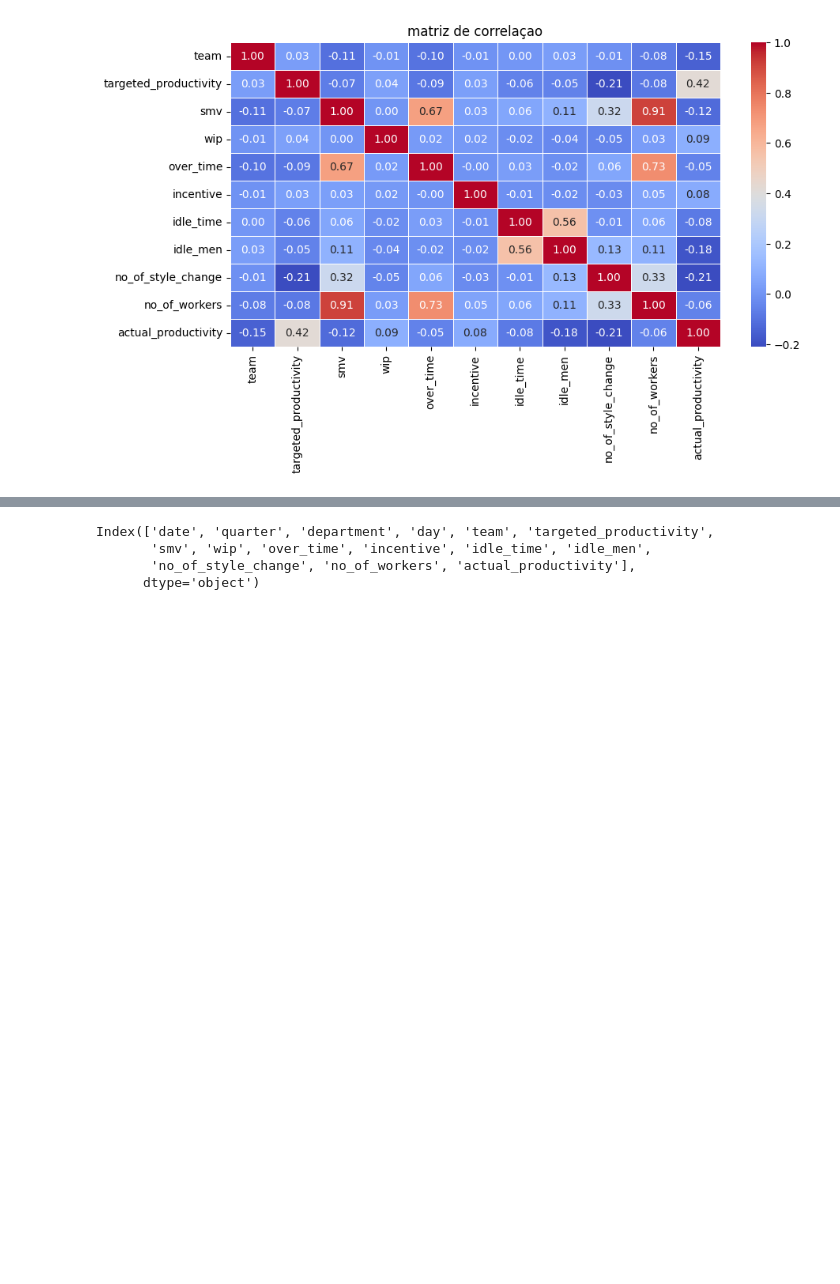
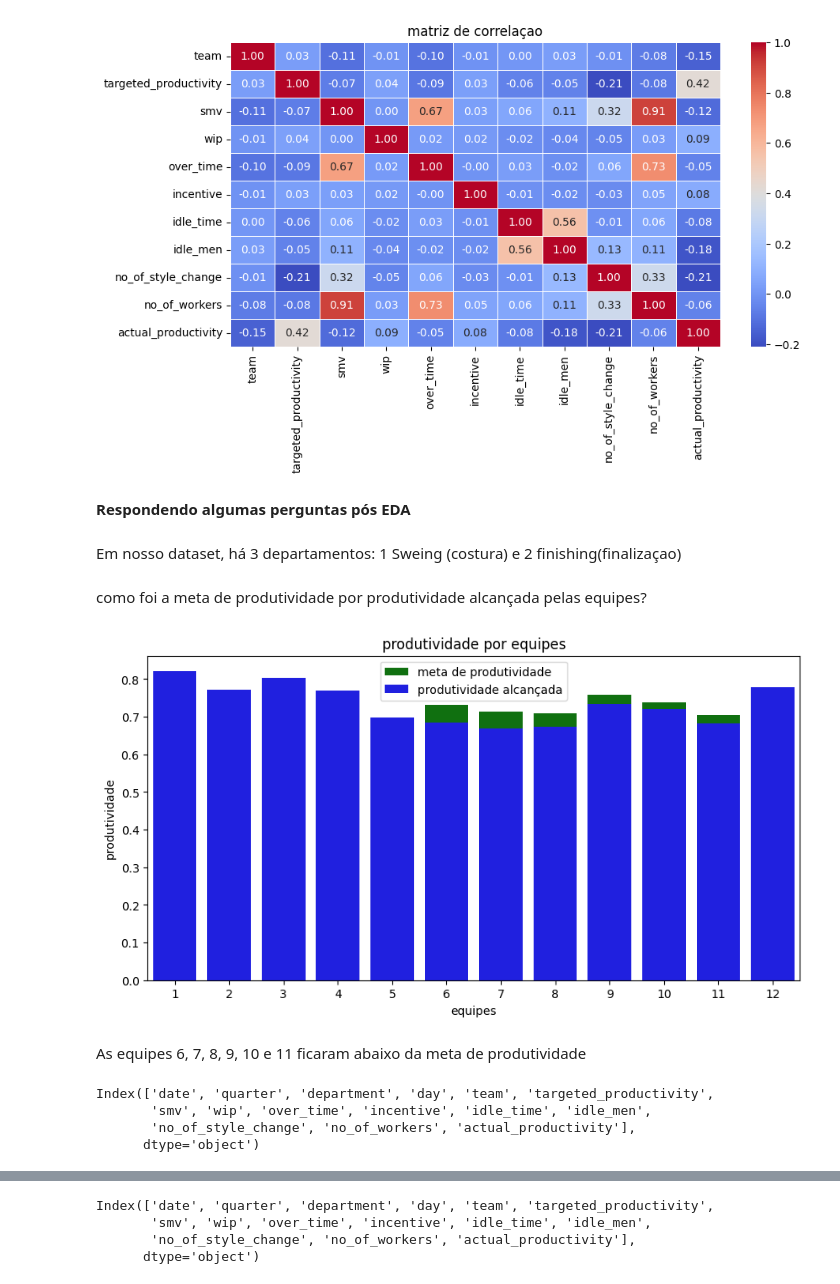
Before and after one commit to WesleySouza13/PRODUCTIVITY-PREDICTION-, a Jupyter notebook: PRODUCTIVITY-PREDICTION- .ipynb, the cells around one changed output, grey strips where cells are left out. Cells and saved outputs as stored; diff of their text form; code cells hidden in the pictures; blank space fills up the shorter version.

```diff
--- a/PRODUCTIVITY-PREDICTION- .ipynb
+++ b/PRODUCTIVITY-PREDICTION- .ipynb
@@ -325,3 +347,29 @@ sns.heatmap(num_col.corr(),annot=True, cmap='coolwarm', fmt='.2f', linewidths=0.
 plt.show()
 # %% [output]
 [figure]
+# %% [markdown]
+**Respondendo algumas perguntas pós EDA**
+# %% [markdown]
+Em nosso dataset, há 3 departamentos: 1 Sweing (costura) e 2 finishing(finalizaçao)
+# %% [markdown]
+como foi a meta de produtividade por produtividade alcançada pelas equipes?
+# %%
+#produtividades por equipes
+plt.figure(figsize=(10,5))
+plt.title('produtividade por equipes')
+sns.barplot(data=df, x='team', y='targeted_productivity', color='green', label='meta de produtividade ', ci=None)
+sns.barplot(data=df, x='team', y='actual_productivity', color='blue', label='produtividade alcançada', ci=None)
+plt.xlabel('equipes')
+plt.ylabel('produtividade')
+plt.show()
+# %% [output]
+[figure, added]
+# %% [markdown]
+As equipes 6, 7, 8, 9, 10 e 11 ficaram abaixo da meta de produtividade
+# %%
+df.columns
+# %% [output]
+Index(['date', 'quarter', 'department', 'day', 'team', 'targeted_productivity',
+       'smv', 'wip', 'over_time', 'incentive', 'idle_time', 'idle_men',
+       'no_of_style_change', 'no_of_workers', 'actual_productivity'],
+      dtype='object')
```
Also changed, not shown: parts of 49 cells of this notebook.
